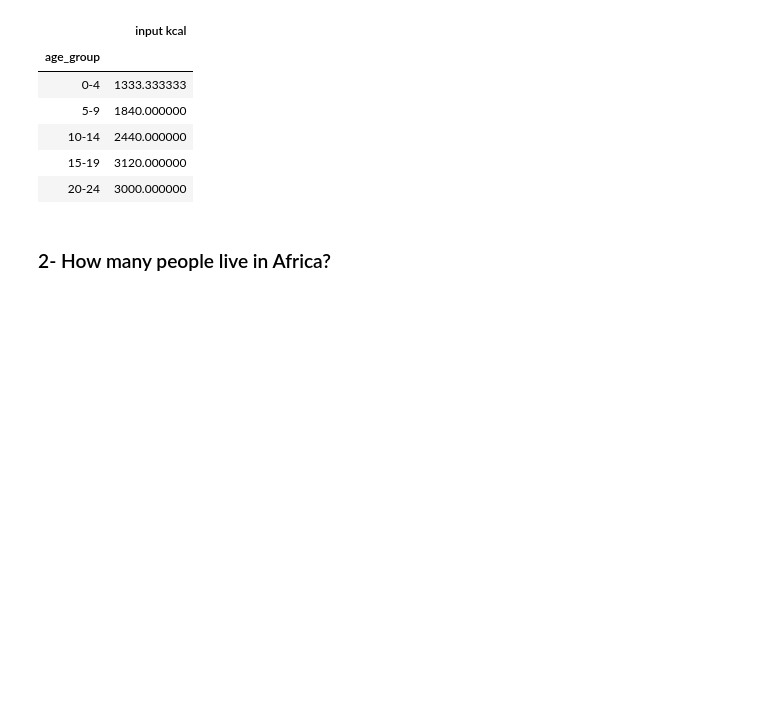
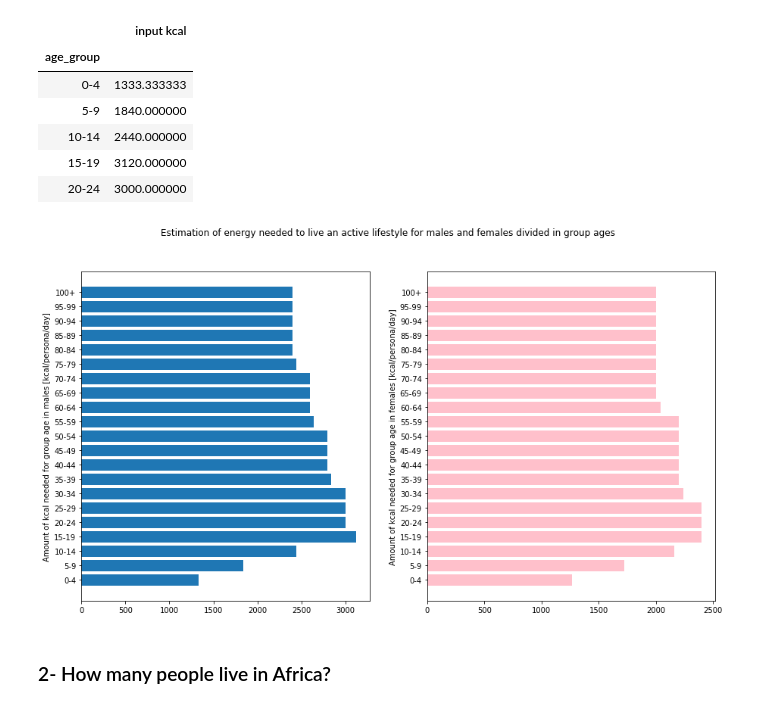
Before and after one commit to manuleo/mADAm-2019, a Jupyter notebook: project.ipynb, the cells around one changed output. Drawn from its saved outputs; the diff is of its cells as text; code cells hidden in the pictures; blank space fills up the shorter version.

```diff
--- a/project.ipynb
+++ b/project.ipynb
@@ -366,6 +382,15 @@ new_male_need.head()
 | 10-14 | 2440.000000 |
 | 15-19 | 3120.000000 |
 | 20-24 | 3000.000000 |
+# %%
+fig, axes = plt.subplots(nrows=1, ncols=2)
+axes[0].barh(new_male_need.index, new_male_need["input kcal"])
+axes[1].barh(new_female_need.index, new_female_need["input kcal"],color="#ffc0cb")
+axes[0].set_ylabel("Amount of kcal needed for group age in males [kcal/persona/day]");
+fig.suptitle("Estimation of energy needed to live an active lifestyle for males and females divided in group ages");
+axes[1].set_ylabel("Amount of kcal needed for group age in females [kcal/persona/day]");
+# %% [output]
+[figure, added]
 # %% [markdown]
 ### 2- How many people live in Africa?
 # %% [markdown]
```
Also changed, not shown: parts of 7 cells of this notebook.
